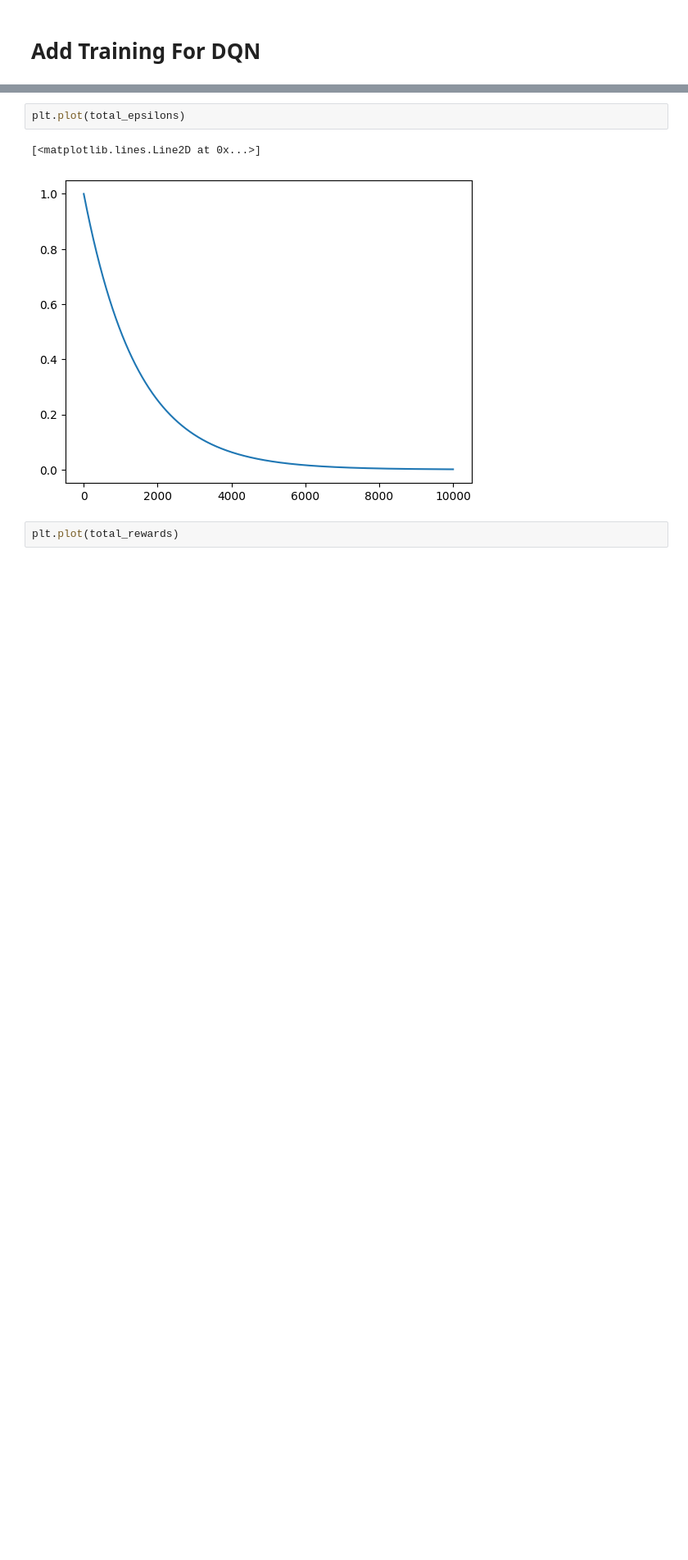
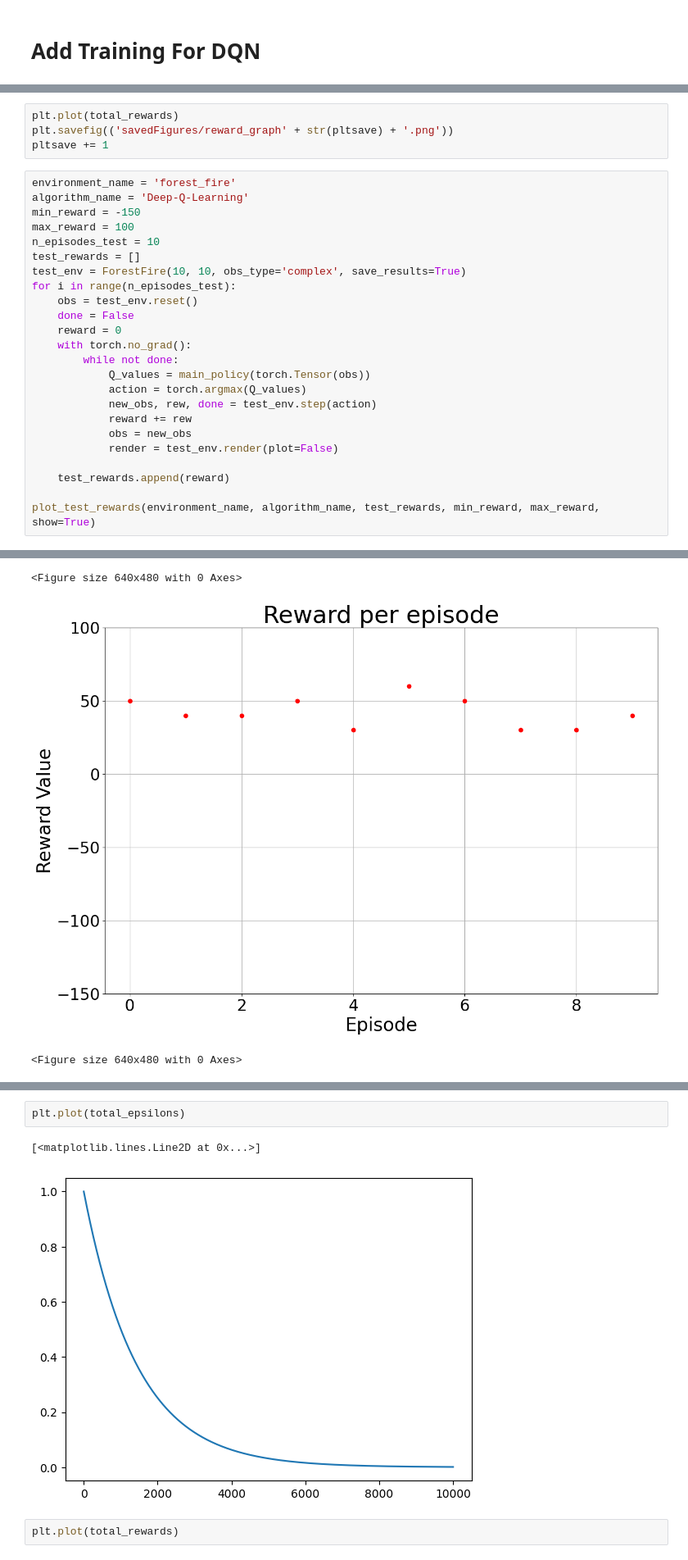
Before and after one commit to jhhunter/CSE546FinalProject, a Jupyter notebook: jhhunter_ubansal_final_project.ipynb, the cells around one changed output, grey strips where cells are left out. Shown at 82% size. Cells and saved outputs as stored; diff of their text form; blank space fills up the shorter version.

```diff
--- a/jhhunter_ubansal_final_project.ipynb
+++ b/jhhunter_ubansal_final_project.ipynb
@@ -179,0 +189,29 @@ Episode 10000 Reward: 20 Steps: 15
+# %%
+plt.plot(total_rewards)
+plt.savefig(('savedFigures/reward_graph' + str(pltsave) + '.png'))
+pltsave += 1
+# %%
+environment_name = 'forest_fire'
+algorithm_name = 'Deep-Q-Learning'
+min_reward = -150
+max_reward = 100
+n_episodes_test = 10
+test_rewards = []
+test_env = ForestFire(10, 10, obs_type='complex', save_results=True)
+for i in range(n_episodes_test):
+    obs = test_env.reset()
+    done = False
+    reward = 0
+    with torch.no_grad():
+        while not done:
+            Q_values = main_policy(torch.Tensor(obs))
+            action = torch.argmax(Q_values)
+            new_obs, rew, done = test_env.step(action)
+            reward += rew
+            obs = new_obs
+            render = test_env.render(plot=False)
+
+    test_rewards.append(reward)
+
+plot_test_rewards(environment_name, algorithm_name, test_rewards, min_reward, max_reward, show=True)
+# %% [output]
@@ -179,0 +228,3 @@ Episode 10000 Reward: 20 Steps: 15
+<Figure size 640x480 with 0 Axes>
+[figure, added]
+<Figure size 640x480 with 0 Axes>
```
Also changed, not shown: parts of 16 cells of this notebook.
